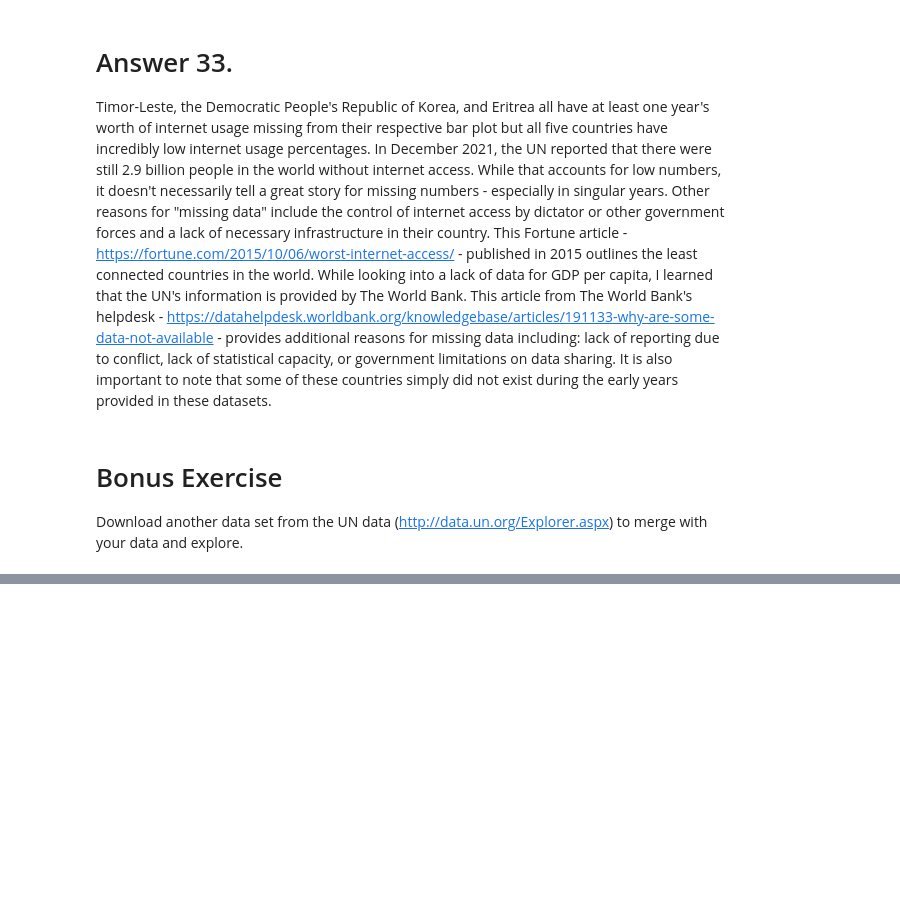
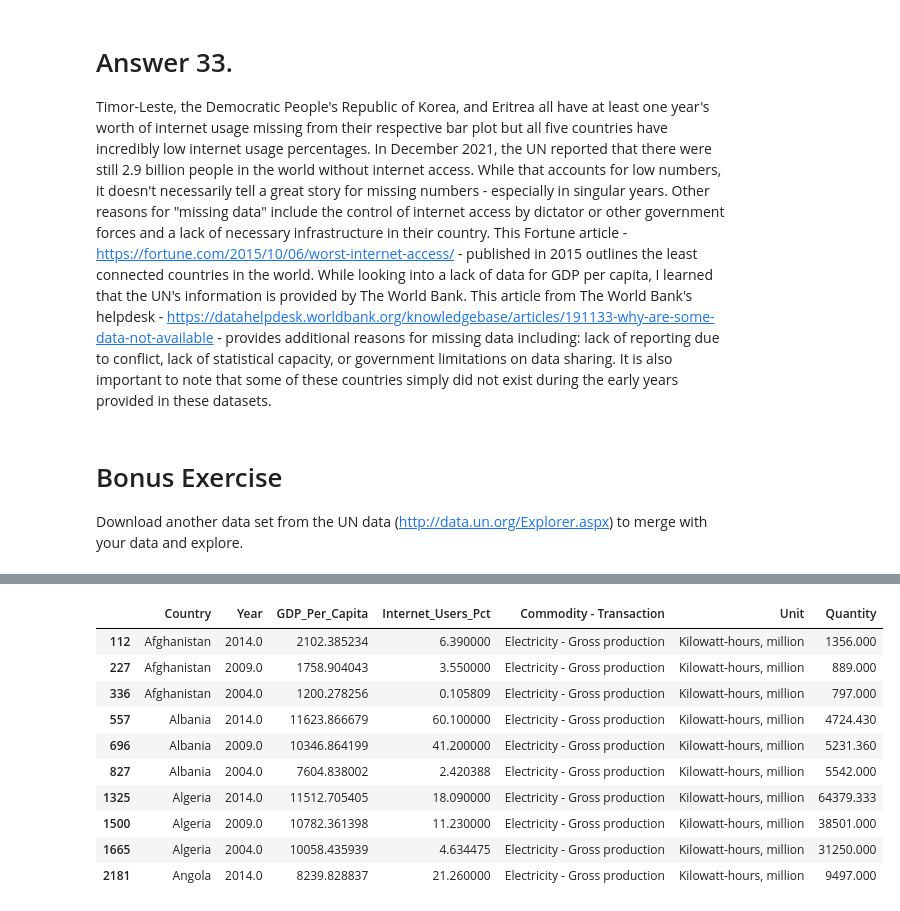
Before and after one commit to NSS-Data-Analytics-Cohort-6/gdp-and-internet-usage-caitbrown12, a Jupyter notebook: notebook/gdp_internet_usage_assignment.ipynb, the cells around one changed output, grey strips where cells are left out. Drawn from its saved outputs; the diff is of its cells as text; code cells hidden in the pictures; blank space fills up the shorter version.

```diff
--- a/notebook/gdp_internet_usage_assignment.ipynb
+++ b/notebook/gdp_internet_usage_assignment.ipynb
@@ -803,0 +852,15 @@ Download another data set from the UN data (http://data.un.org/Explorer.aspx) to
+# %%
+bonus_subset_df = bonus_df.loc[bonus_df['Year'].isin([2004, 2009, 2014]) & (bonus_df['Commodity - Transaction'] == 'Electricity - Gross production')]
+bonus_subset_df.head(10)
+# %% [output]
+|  | Country | Year | GDP_Per_Capita | Internet_Users_Pct | Commodity - Transaction | Unit | Quantity |
+| 112 | Afghanistan | 2014.0 | 2102.385234 | 6.390000 | Electricity - Gross production | Kilowatt-hours, million | 1356.000 |
+| 227 | Afghanistan | 2009.0 | 1758.904043 | 3.550000 | Electricity - Gross production | Kilowatt-hours, million | 889.000 |
+| 336 | Afghanistan | 2004.0 | 1200.278256 | 0.105809 | Electricity - Gross production | Kilowatt-hours, million | 797.000 |
+| 557 | Albania | 2014.0 | 11623.866679 | 60.100000 | Electricity - Gross production | Kilowatt-hours, million | 4724.430 |
+| 696 | Albania | 2009.0 | 10346.864199 | 41.200000 | Electricity - Gross production | Kilowatt-hours, million | 5231.360 |
+| 827 | Albania | 2004.0 | 7604.838002 | 2.420388 | Electricity - Gross production | Kilowatt-hours, million | 5542.000 |
+| 1325 | Algeria | 2014.0 | 11512.705405 | 18.090000 | Electricity - Gross production | Kilowatt-hours, million | 64379.333 |
+| 1500 | Algeria | 2009.0 | 10782.361398 | 11.230000 | Electricity - Gross production | Kilowatt-hours, million | 38501.000 |
+| 1665 | Algeria | 2004.0 | 10058.435939 | 4.634475 | Electricity - Gross production | Kilowatt-hours, million | 31250.000 |
+| 2181 | Angola | 2014.0 | 8239.828837 | 21.260000 | Electricity - Gross production | Kilowatt-hours, million | 9497.000 |
```
Also changed, not shown: parts of 15 cells of this notebook.
